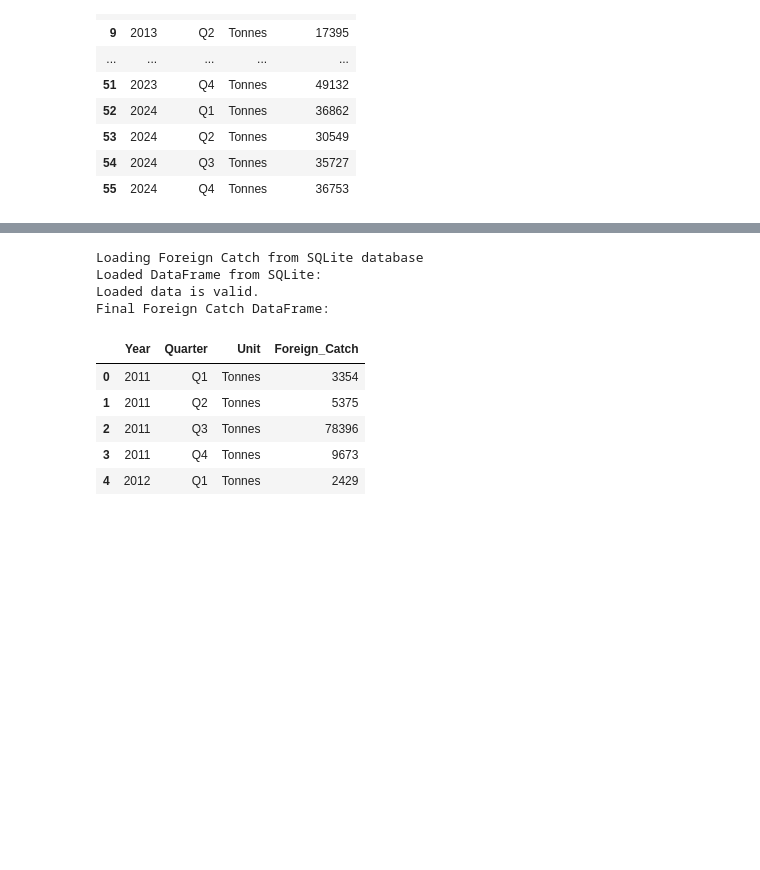
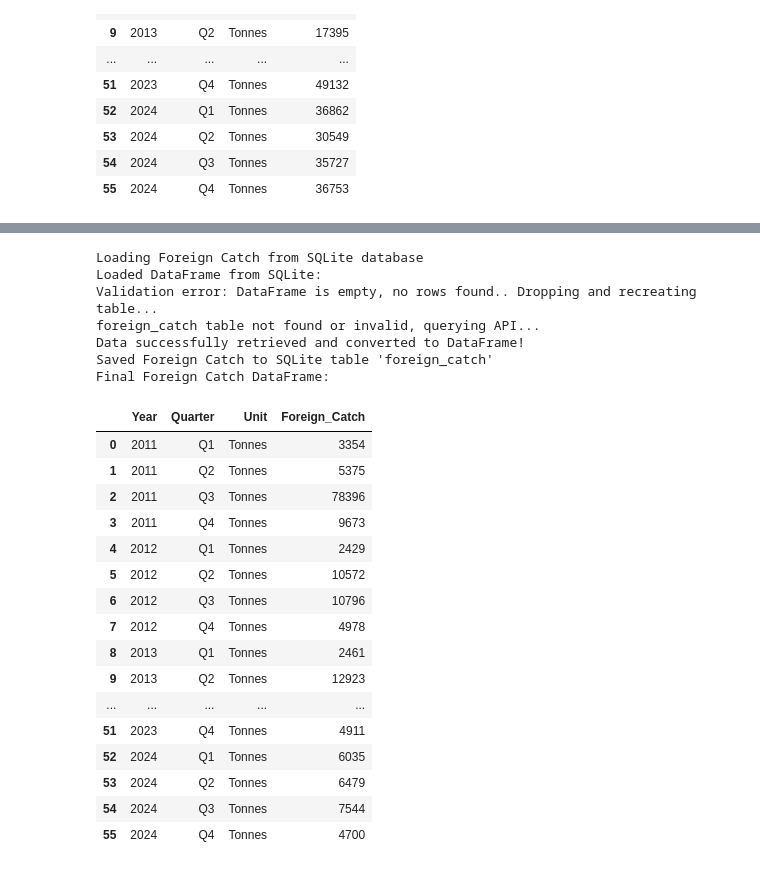
Before and after one commit to ccspen21/greenland-fishery-nowcast-2025, a Jupyter notebook: setup_dataset.ipynb, the cells around one changed output, grey strips where cells are left out. Drawn from its saved outputs; the diff is of its cells as text; code cells hidden in the pictures; blank space fills up the shorter version.

```diff
--- a/setup_dataset.ipynb
+++ b/setup_dataset.ipynb
@@ -884,35 +863,49 @@ if df_foreign_clean is None:
         quarter_order = ["Q1", "Q2", "Q3", "Q4"]
         df_foreign_clean["Quarter"] = pd.Categorical(df_foreign_clean["Quarter"], categories=quarter_order, ordered=True)
         df_foreign_clean = df_foreign_clean[["Year", "Quarter", "Unit", "Foreign_Catch"]]
         df_foreign_clean["Year"] = df_foreign_clean["Year"].astype(int)
 
         # Validate before saving to SQLite
         expected_columns = ["Year", "Quarter", "Unit", "Foreign_Catch"]
         dtypes = {"Year": int, "Quarter": str, "Unit": str, "Foreign_Catch": int}
         validate_dataframe(df_foreign_clean, expected_columns, dtypes)
 
         # Insert data into table
         df_foreign_clean.to_sql('foreign_catch', conn, if_exists='append', index=False)
         conn.commit()
         print("Saved Foreign Catch to SQLite table 'foreign_catch'")
     except requests.exceptions.RequestException as e:
         print(f"Error fetching Foreign Catch data: {e}")
         df_foreign_clean = pd.DataFrame(columns=["Year", "Quarter", "Unit", "Foreign_Catch"])  # Empty DataFrame as fallback
 
 # Final display
 print("Final Foreign Catch DataFrame:")
-display(df_foreign_clean.head())
+display(df_foreign_clean)
 # %% [output]
 Loading Foreign Catch from SQLite database
 Loaded DataFrame from SQLite:
-Loaded data is valid.
+Validation error: DataFrame is empty, no rows found.. Dropping and recreating table...
+foreign_catch table not found or invalid, querying API...
+Data successfully retrieved and converted to DataFrame!
+Saved Foreign Catch to SQLite table 'foreign_catch'
 Final Foreign Catch DataFrame:
 |  | Year | Quarter | Unit | Foreign_Catch |
 | 0 | 2011 | Q1 | Tonnes | 3354 |
 | 1 | 2011 | Q2 | Tonnes | 5375 |
 | 2 | 2011 | Q3 | Tonnes | 78396 |
 | 3 | 2011 | Q4 | Tonnes | 9673 |
 | 4 | 2012 | Q1 | Tonnes | 2429 |
+| 5 | 2012 | Q2 | Tonnes | 10572 |
+| 6 | 2012 | Q3 | Tonnes | 10796 |
+| 7 | 2012 | Q4 | Tonnes | 4978 |
+| 8 | 2013 | Q1 | Tonnes | 2461 |
+| 9 | 2013 | Q2 | Tonnes | 12923 |
+| ... | ... | ... | ... | ... |
+| 51 | 2023 | Q4 | Tonnes | 4911 |
+| 52 | 2024 | Q1 | Tonnes | 6035 |
+| 53 | 2024 | Q2 | Tonnes | 6479 |
+| 54 | 2024 | Q3 | Tonnes | 7544 |
+| 55 | 2024 | Q4 | Tonnes | 4700 |
 # %%
 #save in memory database to a file
 
```
Also changed, not shown: parts of 7 cells of this notebook.
